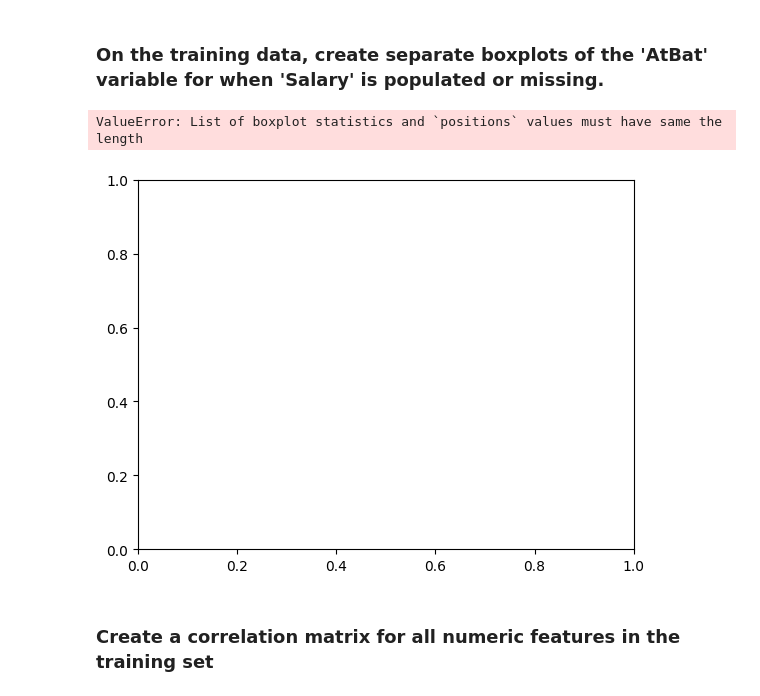
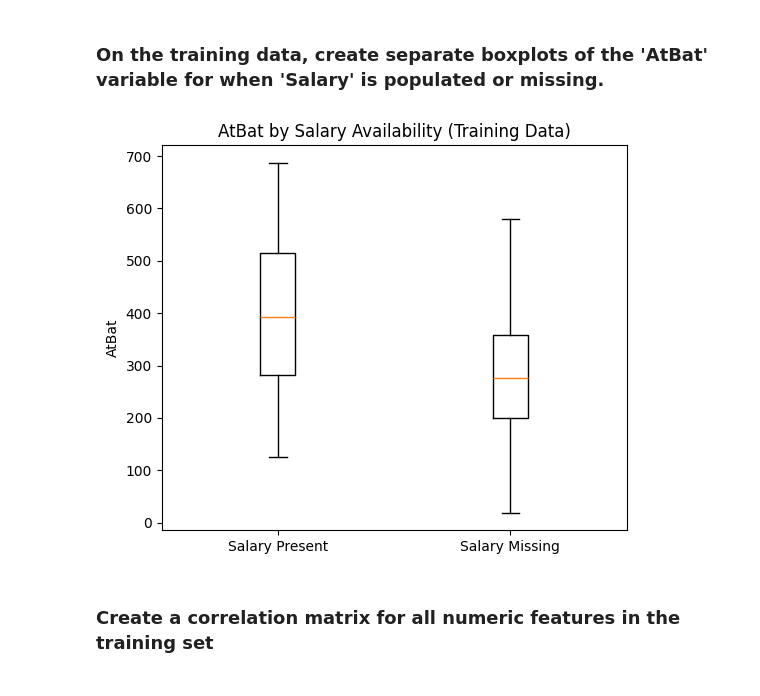
Before and after one commit to mellenpan/code_2600, a Jupyter notebook: mod03_eda.ipynb, the cells around one changed output. Drawn from its saved outputs; the diff is of its cells as text; code cells hidden in the pictures.

```diff
--- a/mod03_eda.ipynb
+++ b/mod03_eda.ipynb
@@ -136,27 +136,20 @@ A situation where a variable could have missing values is when they are replaced
 # %% [markdown]
 ### On the training data, create separate boxplots of the 'AtBat' variable for when 'Salary' is populated or missing.
 # %%
-fig, ax = plt.subplots()
-ax.boxplot(Train['AtBat'],
-           positions=[2,4],
-           widths=1.5,
-           patch_artist=True,
-           showmeans=False,
-           showfliers=False,
-           medianprops={"color": "white", "linewidth": 0.5},
-           boxprops={"facecolor": "blue", "edgecolor": "black", "linewidth": 0.5},
-           whiskerprops={"color": "black", "linewidth": 1.5},
-           capprops={"color": "green", "linewidth": 1.5})
+atbat_salary_present = Train.loc[Train['Salary'].notna(), 'AtBat']
+atbat_salary_missing = Train.loc[Train['Salary'].isna(), 'AtBat']
 
-ax.set(xlim=(0, 8), xticks=np.arange(1,8),
-       ylim=(0, 12), yticks=np.arange(1,12))
-ax.set_xticklabels(["","Col1","","Col2","","Col3",""])
-ax.set_title("Boxplots of Normal Distributions")
+plt.figure(figsize=(6, 5))
+plt.boxplot(
+    [atbat_salary_present, atbat_salary_missing],
+    labels=['Salary Present', 'Salary Missing']
+)
 
+plt.ylabel('AtBat')
+plt.title('AtBat by Salary Availability (Training Data)')
 plt.show()
 # %% [output]
-ValueError: List of boxplot statistics and `positions` values must have same the length
-[figure, old version]
+[figure, new version]
 # %% [markdown]
 ### Create a correlation matrix for all numeric features in the training set
 # %%
```
Also changed, not shown: parts of 9 cells of this notebook.
